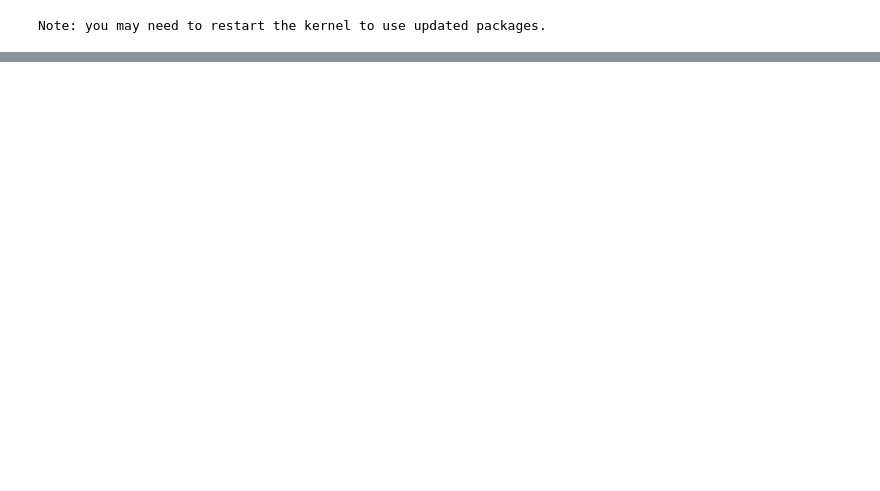
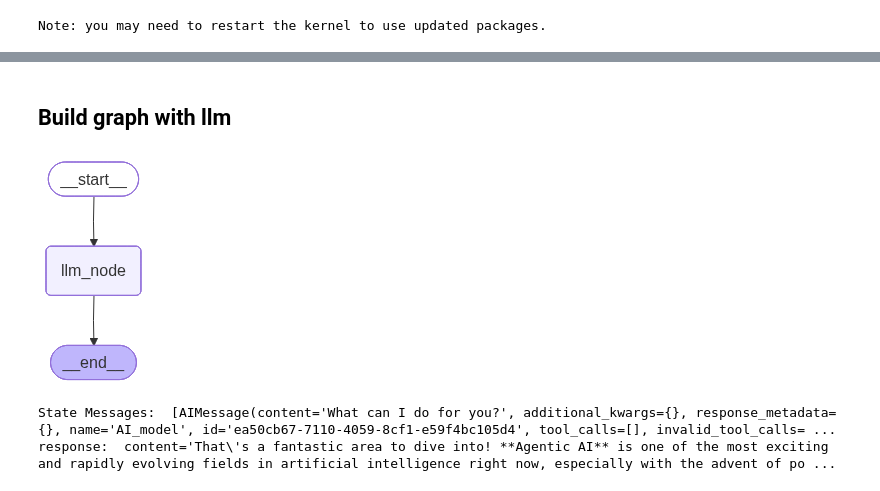
Before and after one commit to divya-gh/LangGraph-Course, a Jupyter notebook: Code/Lesson_2/Filtering_trimming_removeMessage.ipynb, the cells around one changed output, grey strips where cells are left out. Saved outputs shown, nothing was run; the diff lists cells and outputs as text; code cells hidden in the pictures; blank space fills up the shorter version.

```diff
--- a/Code/Lesson_2/Filtering_trimming_removeMessage.ipynb
+++ b/Code/Lesson_2/Filtering_trimming_removeMessage.ipynb
@@ -6,0 +57,7 @@ Note: you may need to restart the kernel to use updated packages.
+# %%
+# create a llm
+from langchain_google_genai import ChatGoogleGenerativeAI
+
+llm = ChatGoogleGenerativeAI( model= "gemini-2.5-flash" ,
+                              temperature = 0.2 )
+llm.invoke("What day is this?")
@@ -6,0 +114,33 @@ Note: you may need to restart the kernel to use updated packages.
+# %% [markdown]
+## Build graph with llm
+# %%
+from IPython.display import Image, display
+from langgraph.graph import MessagesState , START , StateGraph , END
+from typing import Literal
+
+# define nodes and function
+# node 1
+def llm_node(state: MessagesState):
+    response = llm.invoke(state['messages'])
+    print("State Messages: " , state['messages'])
+    print("response: " , response)
+    return {'messages': [response]}
+
+# Build graph
+builder = StateGraph(MessagesState)
+
+# add nodes and edges
+builder.add_node('llm_node' , llm_node)
+builder.add_edge(START , 'llm_node')
+builder.add_edge('llm_node', END)
+
+graph = builder.compile()
+# view
+display(Image(graph.get_graph().draw_mermaid_png()))
+# %% [output]
+[figure, added]
+# %%
+result = graph.invoke({'messages': messages})
+# %% [output]
+State Messages:  [AIMessage(content='What can I do for you?', additional_kwargs={}, response_metadata={}, name='AI_model', id='ea50cb67-7110-4059-8cf1-e59f4bc105d4', tool_calls=[], invalid_tool_calls= ...
+response:  content='That\'s a fantastic area to dive into! **Agentic AI** is one of the most exciting and rapidly evolving fields in artificial intelligence right now, especially with the advent of po ...
```
Also changed, not shown: parts of 12 cells of this notebook.
